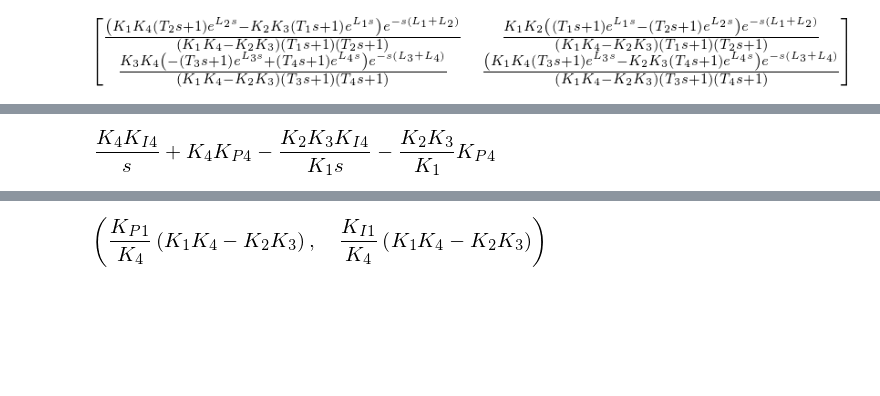
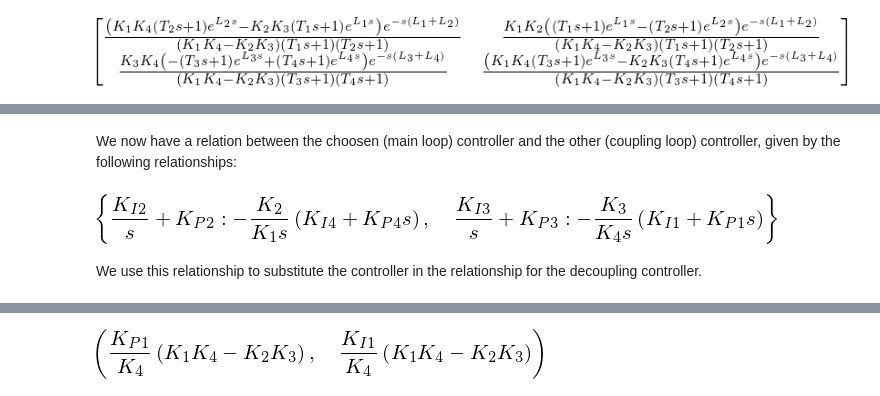
Before and after one commit to AlCap23/Thesis, a Jupyter notebook: Python/CouplingConstants.ipynb, the cells around one changed output, grey strips where cells are left out. Saved outputs shown, nothing was run; the diff lists cells and outputs as text; code cells hidden in the pictures; blank space fills up the shorter version.

```diff
--- a/Python/CouplingConstants.ipynb
+++ b/Python/CouplingConstants.ipynb
@@ -160,13 +162,27 @@ expr = sp.simplify(Ksol[0][a]).expand()
 I21= expr.coeff('1/s')
 # Get the coefficients corresponding to Proportional Gain
 P21 = sp.simplify(expr-I21/s)
+# %% [markdown]
+We now have a relation between the choosen (main loop) controller and the other (coupling loop) controller, given by the following relationships:
+# %%
+Ksol[0]
+# %% [output]
+[figure, added]
+# %% [markdown]
+We use this relationship to substitute the controller in the relationship for the decoupling controller.
 # %%
+# Decoupling Controller 1
+# Set the key of the dictionary of solutions
 a = C_D[0]
+# Substitute the regular controllers in the current solutions
 sub1 = kisol[0][a].subs(KPV[1],P12).subs(KPV[2],P21).subs(KIV[1],I12).subs(KIV[2],I21)
+# Simplify the equation
 sub1 = sp.simplify(sub1)
+
+# Decoupling Controller 2
+# Set the key of the dictionary of solutions
 a = C_D[3]
+# Substitute the regular controllers in the current solutions
 sub2 = kisol[0][a].subs(KPV[1],P12).subs(KPV[2],P21).subs(KIV[1],I12).subs(KIV[2],I21)
+# Simplify the equation
 sub2 = sp.simplify(sub2)
-sub2
-# %% [output]
-[figure, removed]
```
Also changed, not shown: parts of 20 cells of this notebook.
